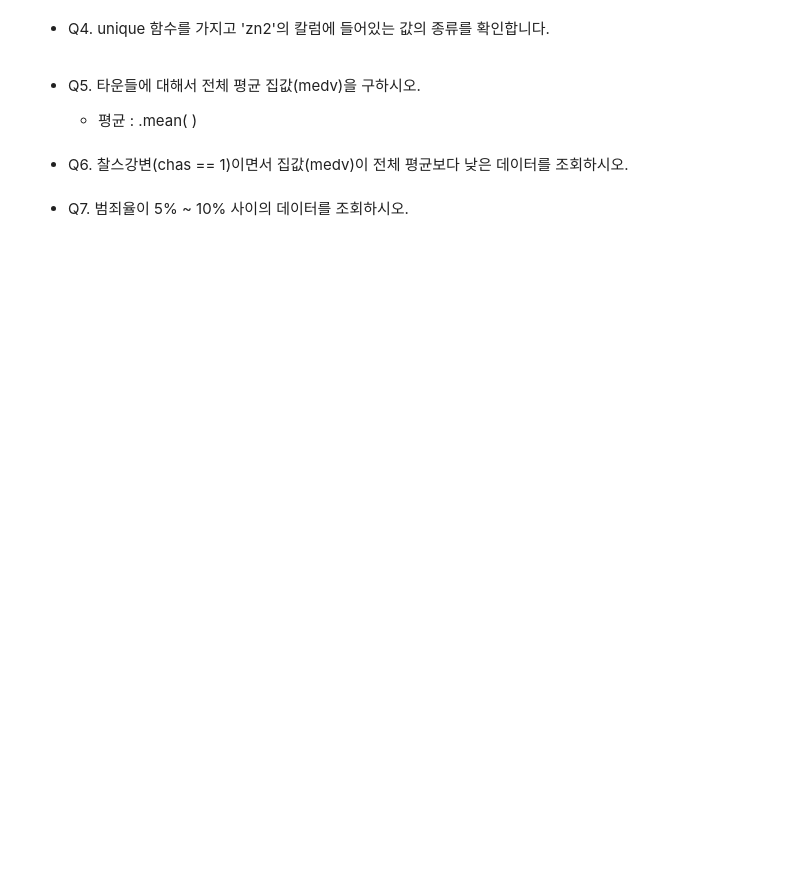
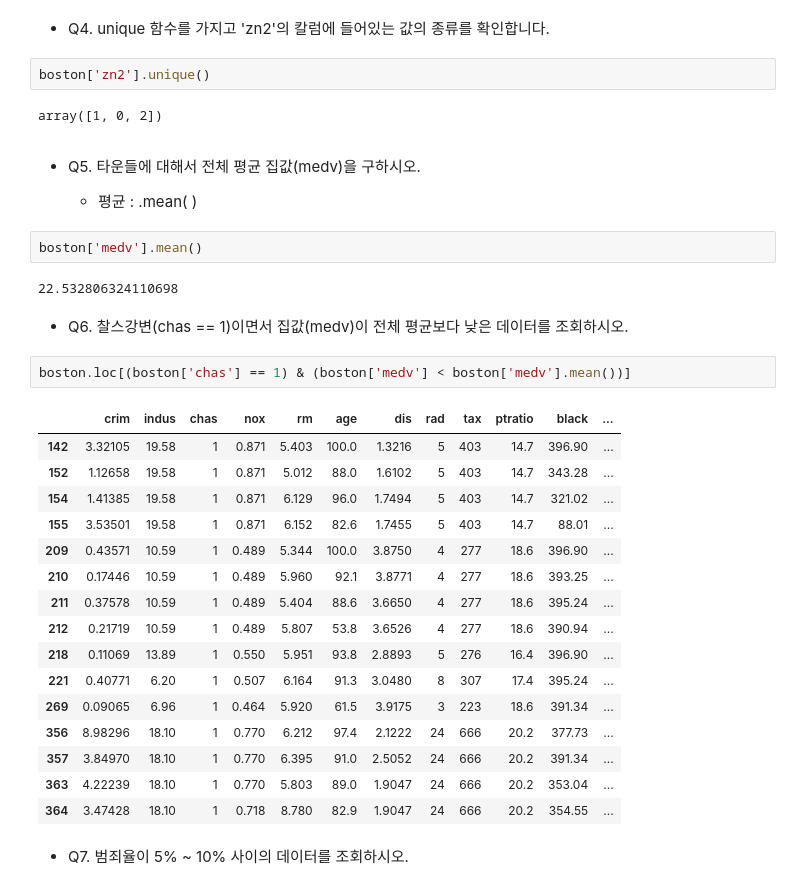
Before and after one commit to cyeongy/kt-aivle, a Jupyter notebook: data_processing/01_Pandas_리마인드.ipynb, the cells around one changed output. Cells and saved outputs as stored; diff of their text form; blank space fills up the shorter version.

```diff
--- a/data_processing/01_Pandas_리마인드.ipynb
+++ b/data_processing/01_Pandas_리마인드.ipynb
@@ -52,10 +307,37 @@ Q2. boston의 shape를 확인합니다.
 # %% [markdown]
 * Q4. unique 함수를 가지고 'zn2'의 칼럼에 들어있는 값의 종류를 확인합니다.
+# %%
+boston['zn2'].unique()
+# %% [output]
+array([1, 0, 2])
 # %% [markdown]
 * Q5. 타운들에 대해서 전체 평균 집값(medv)을 구하시오.
 
     * 평균 : .mean( )
+# %%
+boston['medv'].mean()
+# %% [output]
+22.532806324110698
 # %% [markdown]
 * Q6. 찰스강변(chas == 1)이면서 집값(medv)이 전체 평균보다 낮은 데이터를 조회하시오.
+# %%
+boston.loc[(boston['chas'] == 1) & (boston['medv'] < boston['medv'].mean())]
+# %% [output]
+|  | crim | indus | chas | nox | rm | age | dis | rad | tax | ptratio | black | ... |
+| 142 | 3.32105 | 19.58 | 1 | 0.871 | 5.403 | 100.0 | 1.3216 | 5 | 403 | 14.7 | 396.90 | ... |
+| 152 | 1.12658 | 19.58 | 1 | 0.871 | 5.012 | 88.0 | 1.6102 | 5 | 403 | 14.7 | 343.28 | ... |
+| 154 | 1.41385 | 19.58 | 1 | 0.871 | 6.129 | 96.0 | 1.7494 | 5 | 403 | 14.7 | 321.02 | ... |
+| 155 | 3.53501 | 19.58 | 1 | 0.871 | 6.152 | 82.6 | 1.7455 | 5 | 403 | 14.7 | 88.01 | ... |
+| 209 | 0.43571 | 10.59 | 1 | 0.489 | 5.344 | 100.0 | 3.8750 | 4 | 277 | 18.6 | 396.90 | ... |
+| 210 | 0.17446 | 10.59 | 1 | 0.489 | 5.960 | 92.1 | 3.8771 | 4 | 277 | 18.6 | 393.25 | ... |
+| 211 | 0.37578 | 10.59 | 1 | 0.489 | 5.404 | 88.6 | 3.6650 | 4 | 277 | 18.6 | 395.24 | ... |
+| 212 | 0.21719 | 10.59 | 1 | 0.489 | 5.807 | 53.8 | 3.6526 | 4 | 277 | 18.6 | 390.94 | ... |
+| 218 | 0.11069 | 13.89 | 1 | 0.550 | 5.951 | 93.8 | 2.8893 | 5 | 276 | 16.4 | 396.90 | ... |
+| 221 | 0.40771 | 6.20 | 1 | 0.507 | 6.164 | 91.3 | 3.0480 | 8 | 307 | 17.4 | 395.24 | ... |
+| 269 | 0.09065 | 6.96 | 1 | 0.464 | 5.920 | 61.5 | 3.9175 | 3 | 223 | 18.6 | 391.34 | ... |
+| 356 | 8.98296 | 18.10 | 1 | 0.770 | 6.212 | 97.4 | 2.1222 | 24 | 666 | 20.2 | 377.73 | ... |
+| 357 | 3.84970 | 18.10 | 1 | 0.770 | 6.395 | 91.0 | 2.5052 | 24 | 666 | 20.2 | 391.34 | ... |
+| 363 | 4.22239 | 18.10 | 1 | 0.770 | 5.803 | 89.0 | 1.9047 | 24 | 666 | 20.2 | 353.04 | ... |
+| 364 | 3.47428 | 18.10 | 1 | 0.718 | 8.780 | 82.9 | 1.9047 | 24 | 666 | 20.2 | 354.55 | ... |
 # %% [markdown]
 * Q7. 범죄율이 5% ~ 10% 사이의 데이터를 조회하시오.
```
Also changed, not shown: parts of 40 cells of this notebook, 2 other files.
